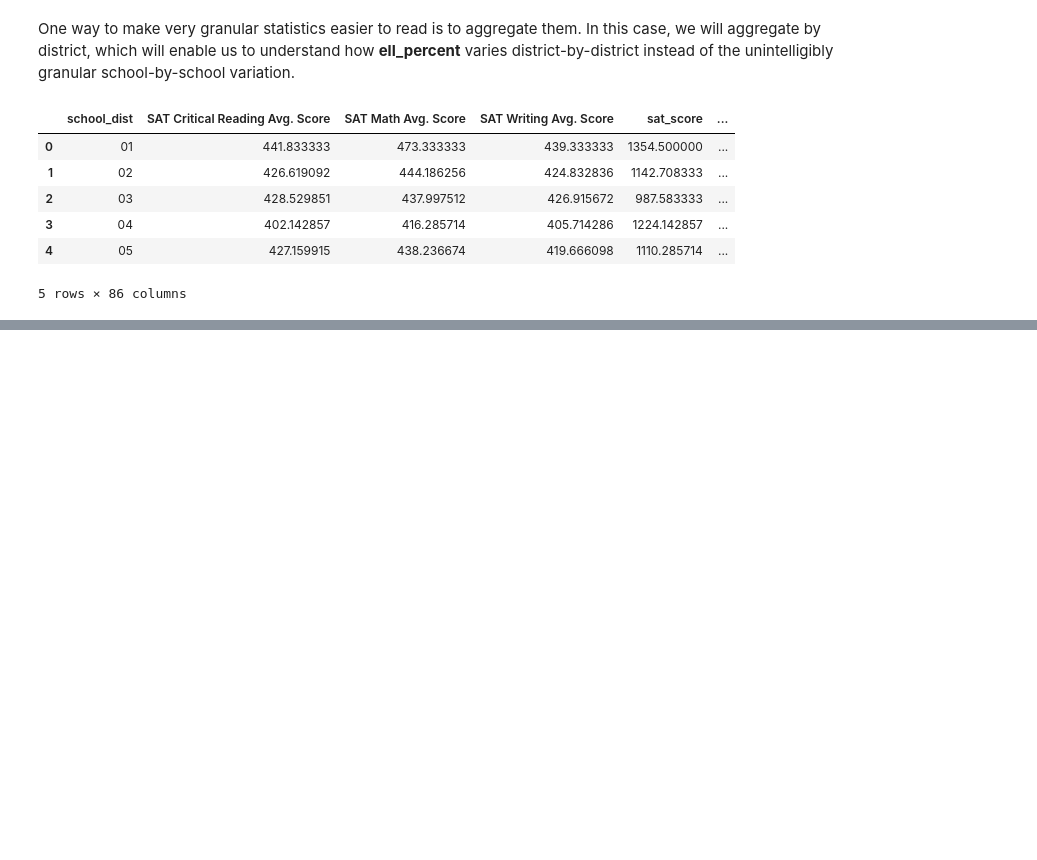
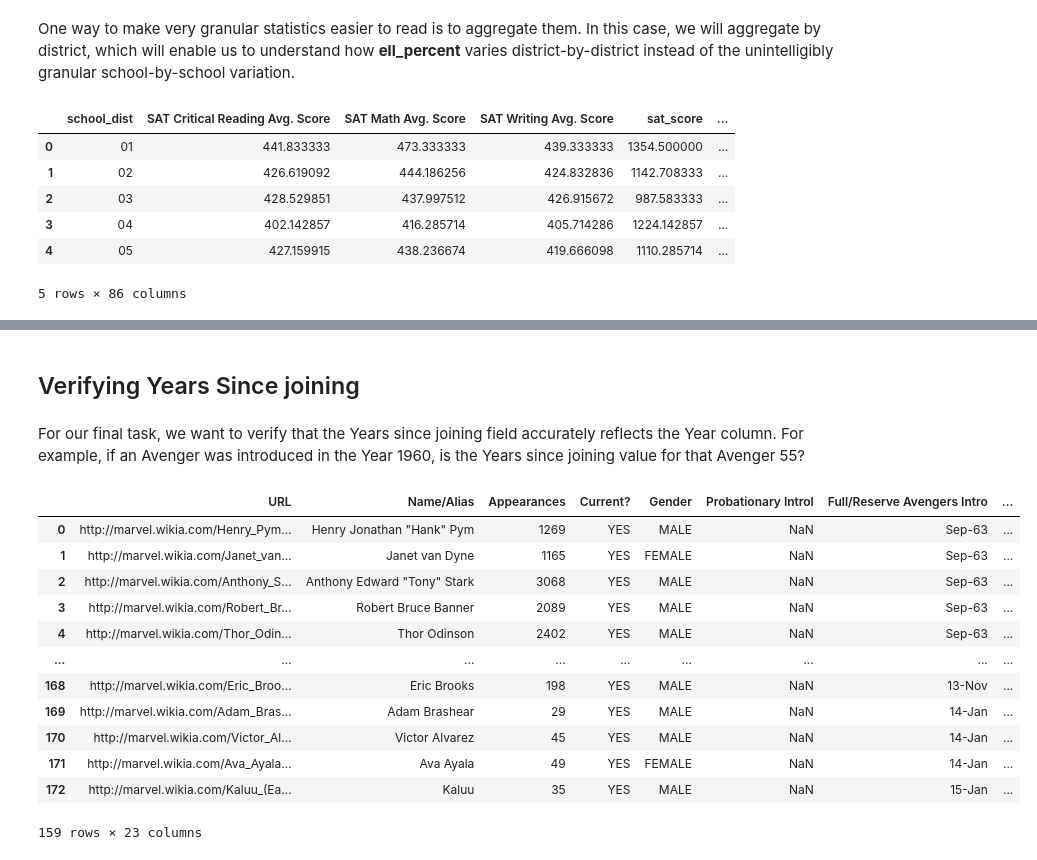
Before and after one commit to hoangvn111/Data-Cleaning-Walkthrough, a Jupyter notebook: Data_Cleaning_Walkthrough.ipynb, the cells around one changed output, grey strips where cells are left out. Cells and saved outputs as stored; diff of their text form; code cells hidden in the pictures; blank space fills up the shorter version.

```diff
--- a/Data_Cleaning_Walkthrough.ipynb
+++ b/Data_Cleaning_Walkthrough.ipynb
@@ -1054,0 +1178,23 @@ districts.head()
+# %%
+# Create a new column, Deaths, that contains the number of times each superhero died. The possible values for each death field are YES, NO, and NaN for missing data.
+
+def clean_deaths(row):
+    num_deaths = 0
+    columns = ['Death1', 'Death2', 'Death3', 'Death4', 'Death5']
+
+    for c in columns:
+        death = row[c]
+        if pd.isnull(death) or death == 'NO':
+            continue
+        elif death == 'YES':
+            num_deaths += 1
+    return num_deaths
+
+true_avengers['Deaths'] = true_avengers.apply(clean_deaths, axis=1)
+
+# Solution 2:
+# deaths = ['Death1', 'Death2', 'Death3', 'Death4', 'Death5']
+
+# true_avengers['Deaths'] = true_avengers[deaths].fillna(0).replace('YES', 1).replace('NO', 0).sum(axis=1)
+
+true_avengers.head()
@@ -1054,0 +1208,28 @@ districts.head()
+# %% [markdown]
+## Verifying Years Since joining
+# %% [markdown]
+For our final task, we want to verify that the Years since joining field accurately reflects the Year column. For example, if an Avenger was introduced in the Year 1960, is the Years since joining value for that Avenger 55?
+# %%
+# Because this challenge was created in 2015, use that as the reference year.
+# Create new column to calculate exact year joining
+true_avengers['years_joining_exact'] = 2015 - true_avengers['Year']
+
+# Compare 2 columns to filter dataset
+true_avengers = true_avengers[true_avengers['Years since joining'] == true_avengers['years_joining_exact']]
+
+# Correct the dataset
+true_avengers
+# %% [output]
+|  | URL | Name/Alias | Appearances | Current? | Gender | Probationary Introl | Full/Reserve Avengers Intro | ... |
+| 0 | http://marvel.wikia.com/Henry_Pym... | Henry Jonathan "Hank" Pym | 1269 | YES | MALE | NaN | Sep-63 | ... |
+| 1 | http://marvel.wikia.com/Janet_van... | Janet van Dyne | 1165 | YES | FEMALE | NaN | Sep-63 | ... |
+| 2 | http://marvel.wikia.com/Anthony_S... | Anthony Edward "Tony" Stark | 3068 | YES | MALE | NaN | Sep-63 | ... |
+| 3 | http://marvel.wikia.com/Robert_Br... | Robert Bruce Banner | 2089 | YES | MALE | NaN | Sep-63 | ... |
+| 4 | http://marvel.wikia.com/Thor_Odin... | Thor Odinson | 2402 | YES | MALE | NaN | Sep-63 | ... |
+| ... | ... | ... | ... | ... | ... | ... | ... | ... |
+| 168 | http://marvel.wikia.com/Eric_Broo... | Eric Brooks | 198 | YES | MALE | NaN | 13-Nov | ... |
+| 169 | http://marvel.wikia.com/Adam_Bras... | Adam Brashear | 29 | YES | MALE | NaN | 14-Jan | ... |
+| 170 | http://marvel.wikia.com/Victor_Al... | Victor Alvarez | 45 | YES | MALE | NaN | 14-Jan | ... |
+| 171 | http://marvel.wikia.com/Ava_Ayala... | Ava Ayala | 49 | YES | FEMALE | NaN | 14-Jan | ... |
+| 172 | http://marvel.wikia.com/Kaluu_(Ea... | Kaluu | 35 | YES | MALE | NaN | 15-Jan | ... |
+159 rows × 23 columns
```
Also changed, not shown: parts of 13 cells of this notebook.
